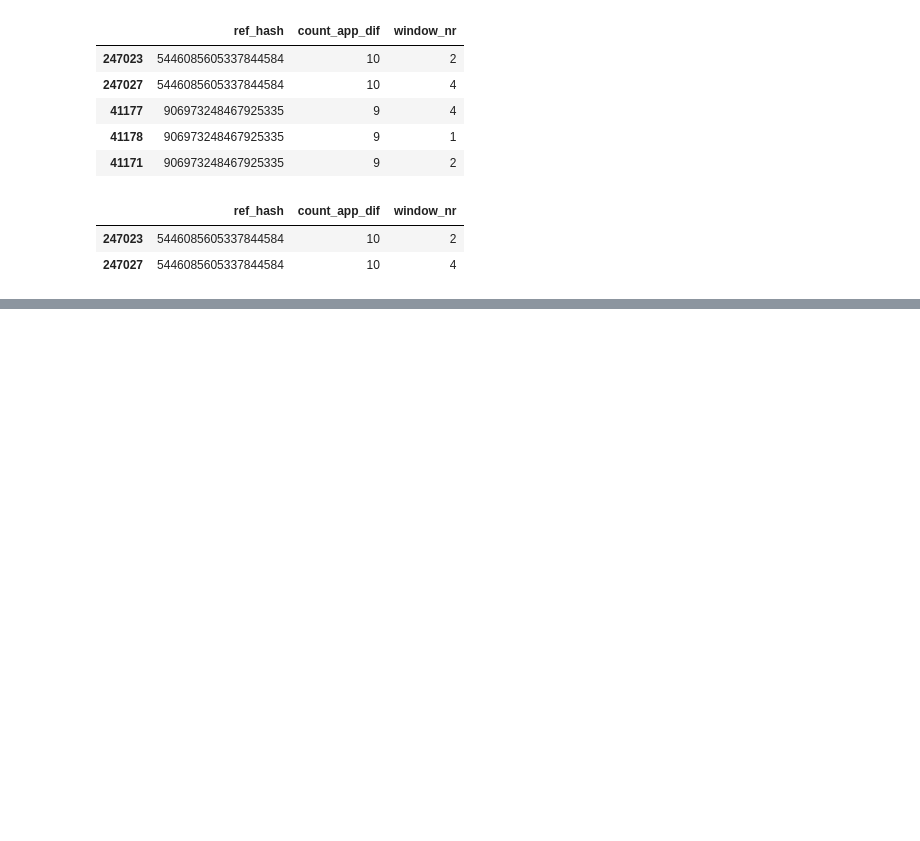
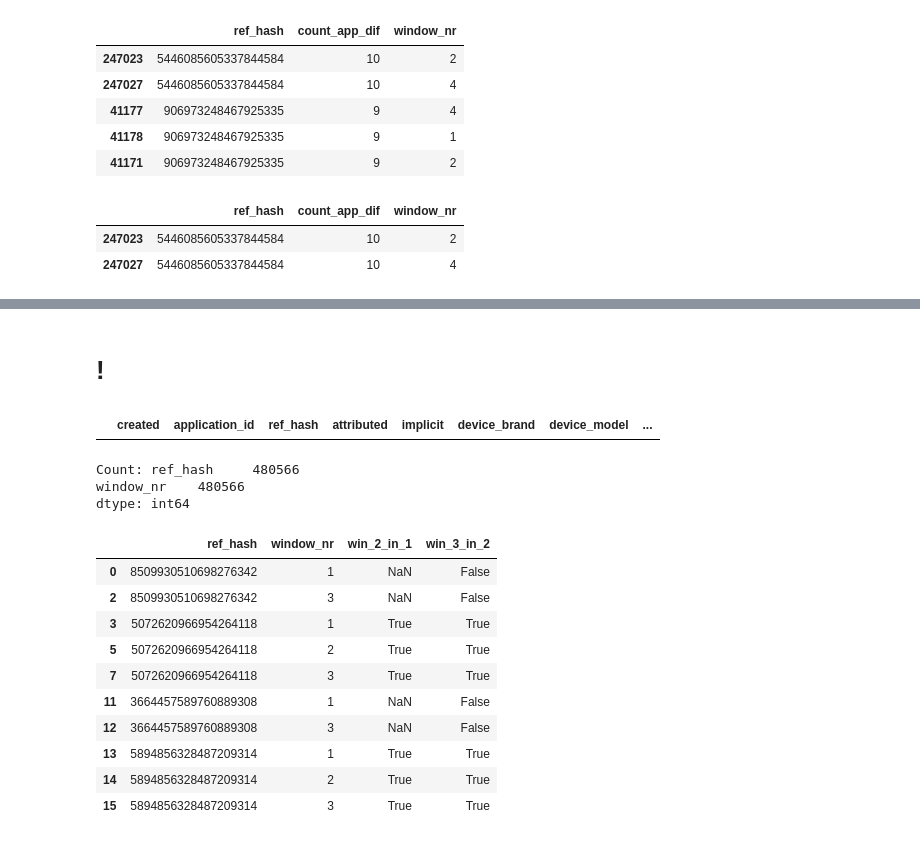
Before and after one commit to gatti2602/7506-datos, a Jupyter notebook: tp2/Lucas/xgboost-model-installs.ipynb, the cells around one changed output, grey strips where cells are left out. Cells and saved outputs as stored; diff of their text form; code cells hidden in the pictures; blank space fills up the shorter version.

```diff
--- a/tp2/Lucas/xgboost-model-installs.ipynb
+++ b/tp2/Lucas/xgboost-model-installs.ipynb
@@ -218,2 +280,36 @@ inst_app_count.head(2)
 # %% [markdown]
-###
+# !
+# %%
+installs.loc[installs['window_nr'] > 3]
+# %% [output]
+|  | created | application_id | ref_hash | attributed | implicit | device_brand | device_model | ... |
+# %%
+in_next_prev = installs[['ref_hash','window_nr']]
+in_next_prev.head(5)
+print("Count: "+str(in_next_prev.count()))
+# %% [output]
+Count: ref_hash     480566
+window_nr    480566
+dtype: int64
+# %%
+ref_win_1 = in_next_prev.loc[in_next_prev['window_nr'] == 1][['ref_hash']]
+ref_win_2 = in_next_prev.loc[in_next_prev['window_nr'] == 2][['ref_hash']]
+ref_win_3 = in_next_prev.loc[in_next_prev['window_nr'] == 3][['ref_hash']]
+ref_win_2['win_2_in_1'] = ref_win_2['ref_hash'].isin(ref_win_1['ref_hash'])
+ref_win_3['win_3_in_2'] = ref_win_3['ref_hash'].isin(ref_win_2['ref_hash'])
+in_win = in_next_prev.merge(ref_win_2,how="left",on="ref_hash")
+in_win = in_win.merge(ref_win_3,how="inner",on="ref_hash")
+in_win_d = in_win.drop_duplicates()
+in_win_d.head(10)
+# %% [output]
+|  | ref_hash | window_nr | win_2_in_1 | win_3_in_2 |
+| 0 | 8509930510698276342 | 1 | NaN | False |
+| 2 | 8509930510698276342 | 3 | NaN | False |
+| 3 | 5072620966954264118 | 1 | True | True |
+| 5 | 5072620966954264118 | 2 | True | True |
+| 7 | 5072620966954264118 | 3 | True | True |
+| 11 | 3664457589760889308 | 1 | NaN | False |
+| 12 | 3664457589760889308 | 3 | NaN | False |
+| 13 | 5894856328487209314 | 1 | True | True |
+| 14 | 5894856328487209314 | 2 | True | True |
+| 15 | 5894856328487209314 | 3 | True | True |
```
Also changed, not shown: parts of 10 cells of this notebook.
